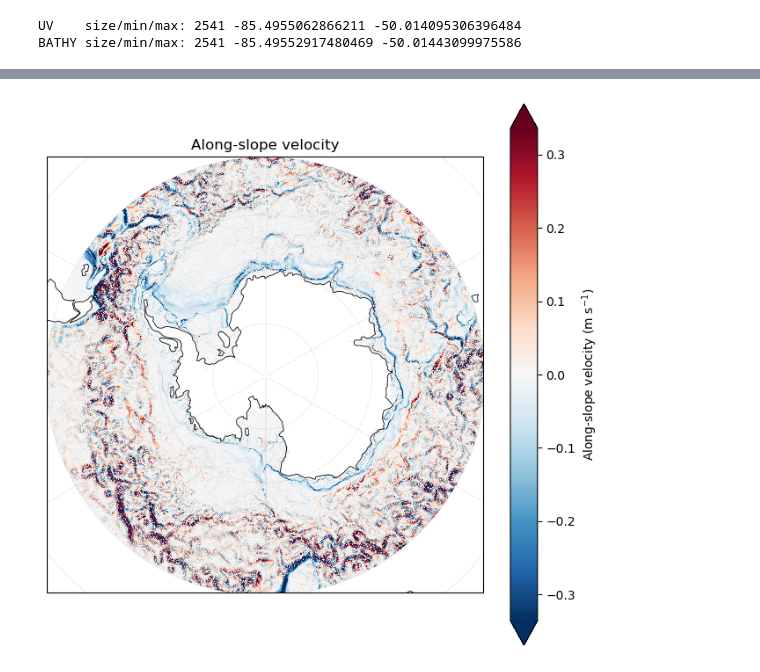
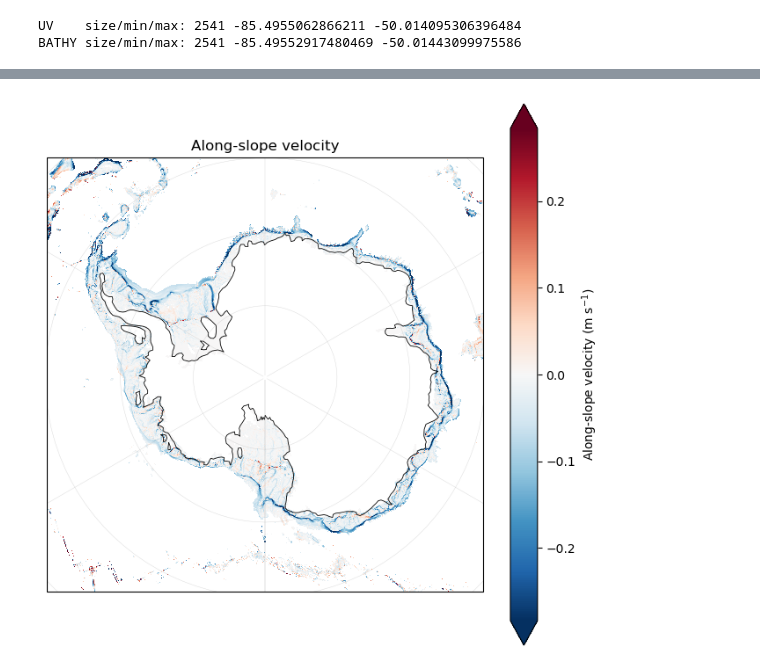
Before and after one commit to ZackKaufman/ASC_analysis_SoHi, a Jupyter notebook: ASC_index_calculator.ipynb, the cells around one changed output, grey strips where cells are left out. Saved outputs shown, nothing was run; the diff lists cells and outputs as text; code cells hidden in the pictures.

Commit message:
cleaned comments and added topographic slope

```diff
--- a/ASC_index_calculator.ipynb
+++ b/ASC_index_calculator.ipynb
@@ -140,13 +149,14 @@ print("BATHY size/min/max:", bathym_sub.lat.size, float(bathym_sub.lat.min()), f
 UV    size/min/max: 2541 -85.4955062866211 -50.014095306396484
 BATHY size/min/max: 2541 -85.49552917480469 -50.01443099975586
 # %%
+# average velocity field over 0-500m depth and subset to depths < 2500 M
+
 UVEL = UV_field.UVEL
 VVEL = UV_field.VVEL
 
-
 # --- 1) Put bathymetry on the VVEL/UVEL grid and build shelf mask (< 2500 m) ---
-#bathym_on_uv = bathym_sub.interp(lat=VVEL.lat, lon=VVEL.lon, method="nearest")
-shelf_mask   = np.abs(bathym_sub) < 2500  # True over shelf
+bathym_on_uv = bathym_sub.interp(lat=VVEL.lat, lon=VVEL.lon, method="nearest")
+shelf_mask   = np.abs(bathym_on_uv) < 2500  # True over shelf
 
 # --- 2) Thickness weights for the upper 0–500 m from irregular depth coordinates ---
 z = VVEL['depth'].values  # 1D array, negative downward (e.g., -0.7, -2.1, ..., -5900)
@@ -208,4 +220,6 @@ plt.show()
 # %%
+# Compute along-slope velocity and topographic slope
+
 def along_slope_velocity(u: xr.DataArray,
                          v: xr.DataArray,
                          h: xr.DataArray,
@@ -273,7 +287,6 @@ def along_slope_velocity(u: xr.DataArray,
         units=getattr(u, "units", "m s-1"),
         notes="Computed with spherical metrics from lon/lat; masked where |∇h|≈0."
     )
-    return u_along
+    return u_along, grad_norm
 
-bathym_on_uv = bathym_sub.interp(lat=VVEL.lat, lon=VVEL.lon, method="nearest")
-u_along_sohi = along_slope_velocity(U_0_500, V_0_500, bathym_on_uv)
+u_along_sohi, topo_slope = along_slope_velocity(U_0_500_shelf, V_0_500_shelf, bathym_on_uv)
@@ -325,10 +293,13 @@ plt.show()
 # %%
+# Plot along-slope velocity
+
 ## 0) Get a 2-D (lat, lon) slice to plot
 da = u_along_sohi
 for d in ("date", "time", "depth", "lev"):
     if d in da.dims:
         da = da.isel({d: 0})
 da = da.squeeze()  # drop size-1 dims if any
+
 
 # 1) if lon runs 0..360 and includes 360 exactly, drop duplicate seam
 if "lon" in da.coords:
@@ -347,32 +318,32 @@ ax = plt.axes(projection=proj_map)
 
 # extent: use this field's lon range and Antarctic lats
 lon_min = float(da.lon.min())
 lon_max = float(da.lon.max())
-ax.set_extent([lon_min, lon_max, -90, -50], crs=proj_data)
+ax.set_extent([lon_min, lon_max, -90, -60], crs=proj_data)
 
 # symmetric color limits around 0 (robust)
 vmax = float(np.nanpercentile(np.abs(da.values), 99))
 vmax = max(vmax, 1e-6)  # avoid zero range
 pcm = da.plot.pcolormesh(
     ax=ax,
     transform=proj_data,
     cmap="RdBu_r",
     vmin=-vmax, vmax=vmax,
     add_colorbar=True,
     add_labels=False,
     shading="auto",
     cbar_kwargs={"label": "Along-slope velocity (m s$^{-1}$)"},
 )
 
 # optional map extras (same style)
 try:
     ax.coastlines(resolution="110m", linewidth=0.6)
 except Exception:
     pass
 
 ax.gridlines(draw_labels=False, linewidth=0.3, alpha=0.5)
 ax.set_title("Along-slope velocity")
 
 plt.show()
 # %% [output]
-[figure, old version]
+[figure, new version]
```
Also changed, not shown: parts of 10 cells of this notebook.
